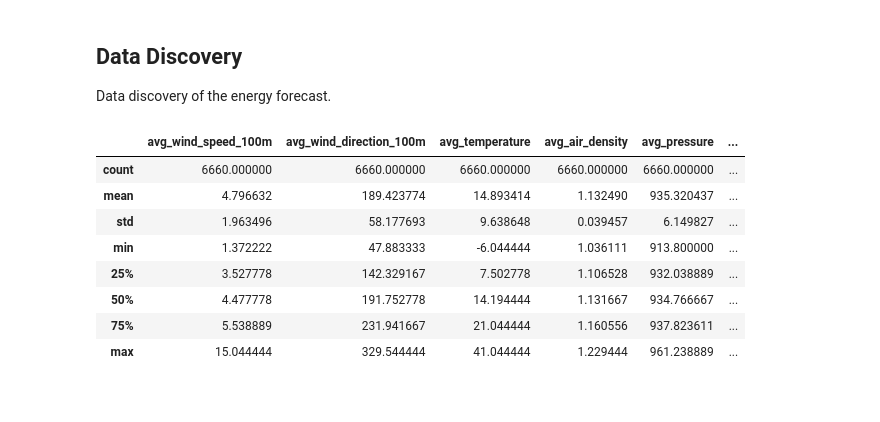
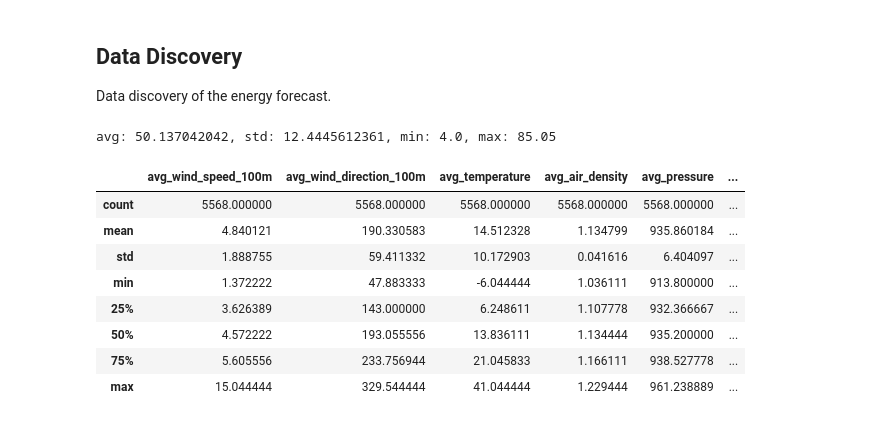
Before and after one commit to donaverghes/energy_forecasting, a Jupyter notebook: discovery/data-discovery.ipynb, the cells around one changed output. Drawn from its saved outputs; the diff is of its cells as text; code cells hidden in the pictures.

```diff
--- a/discovery/data-discovery.ipynb
+++ b/discovery/data-discovery.ipynb
@@ -7,0 +125,15 @@ import pandas as pd
+# %%
+df = get_daily_data('2015-09-01 00:00:00', end_date='2015-10-19 11:00:00', delta=None)
+result = pd.DataFrame()
+result['date'] = df['prediction_date']
+result['price'] = df['price']
+result['predicted_price'] = 0.0
+for idx,price in enumerate(df['price']):
+  if idx < 23:
+    result.iloc[idx, 2] = 0.0
+  else:
+    price_window = df['price'].iloc[(idx - 23):idx].values.tolist()
+    result.iloc[idx, 2] = window_prediction(price_window, 1, 'RNN')[0]
+
+#results = window_prediction(a, 1, 'RNN')
+result.head(50)
@@ -8,3 +176,7 @@ import pandas as pd
+# %%
+print('avg: {}, std: {}, min: {}, max: {}'.format(price_avg, price_std, price_min, price_max))
+# %% [output]
+avg: 50.137042042, std: 12.4445612361, min: 4.0, max: 85.05
 # %%
 query_1 = """
 SELECT
@@ -51,43 +223,50 @@ ON
   f.point = sl.point
 ORDER BY
   f.prediction_date
 """
 
-query = """
+query_train = """
+SELECT
+  *
+FROM (
 SELECT
   f.prediction_date,
   AVG(f.wind_speed_100m) as avg_wind_speed_100m,
   AVG(f.wind_direction_100m) as avg_wind_direction_100m,
   AVG(f.temperature) as avg_temperature,
   AVG(f.air_density) as avg_air_density,
   AVG(f.pressure) as avg_pressure,
   AVG(f.precipitation) as avg_precipitation,
   AVG(f.wind_gust) as avg_wind_gust,
   AVG(f.radiation) as avg_radiation,
   AVG(f.wind_speed) as avg_wind_speed,
   AVG(f.wind_direction) as avg_wind_direction,
-  AVG(p.price) as price
+  AVG(p.price) as price,
+  ABS(FARM_FINGERPRINT(CAST(AVG(f.wind_direction) as STRING))) as key
 FROM
    `energy.historical_forecasting` as f
 JOIN
    `energy.market_price` as p
 ON
    p.date = f.prediction_date
 GROUP BY
   f.prediction_date
+) as h
+WHERE
+  h.prediction_date <= TIMESTAMP('2015-08-31 23:59:59')
 ORDER BY
-  f.prediction_date
+  h.prediction_date
 """
 
-df = bq.Query(query).execute().result().to_dataframe()
-df.describe()
+train_set = bq.Query(query_train).execute().result().to_dataframe()
+train_set.describe()
 # %% [output]
 |  | avg_wind_speed_100m | avg_wind_direction_100m | avg_temperature | avg_air_density | avg_pressure | ... |
-| count | 6660.000000 | 6660.000000 | 6660.000000 | 6660.000000 | 6660.000000 | ... |
-| mean | 4.796632 | 189.423774 | 14.893414 | 1.132490 | 935.320437 | ... |
-| std | 1.963496 | 58.177693 | 9.638648 | 0.039457 | 6.149827 | ... |
+| count | 5568.000000 | 5568.000000 | 5568.000000 | 5568.000000 | 5568.000000 | ... |
+| mean | 4.840121 | 190.330583 | 14.512328 | 1.134799 | 935.860184 | ... |
+| std | 1.888755 | 59.411332 | 10.172903 | 0.041616 | 6.404097 | ... |
 | min | 1.372222 | 47.883333 | -6.044444 | 1.036111 | 913.800000 | ... |
-| 25% | 3.527778 | 142.329167 | 7.502778 | 1.106528 | 932.038889 | ... |
-| 50% | 4.477778 | 191.752778 | 14.194444 | 1.131667 | 934.766667 | ... |
-| 75% | 5.538889 | 231.941667 | 21.044444 | 1.160556 | 937.823611 | ... |
+| 25% | 3.626389 | 143.000000 | 6.248611 | 1.107778 | 932.366667 | ... |
+| 50% | 4.572222 | 193.055556 | 13.836111 | 1.134444 | 935.200000 | ... |
+| 75% | 5.605556 | 233.756944 | 21.045833 | 1.166111 | 938.527778 | ... |
 | max | 15.044444 | 329.544444 | 41.044444 | 1.229444 | 961.238889 | ... |
```
Also changed, not shown: parts of 18 cells of this notebook, 1 other file.
